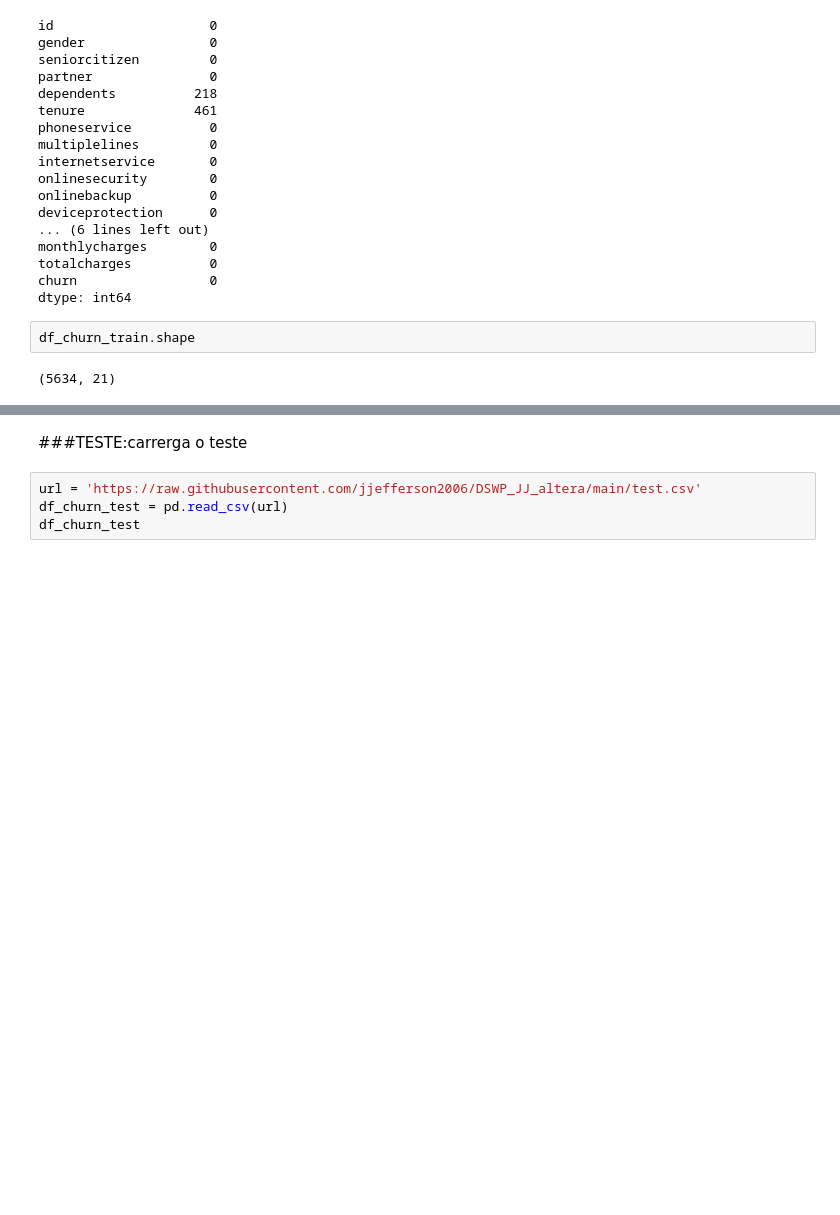
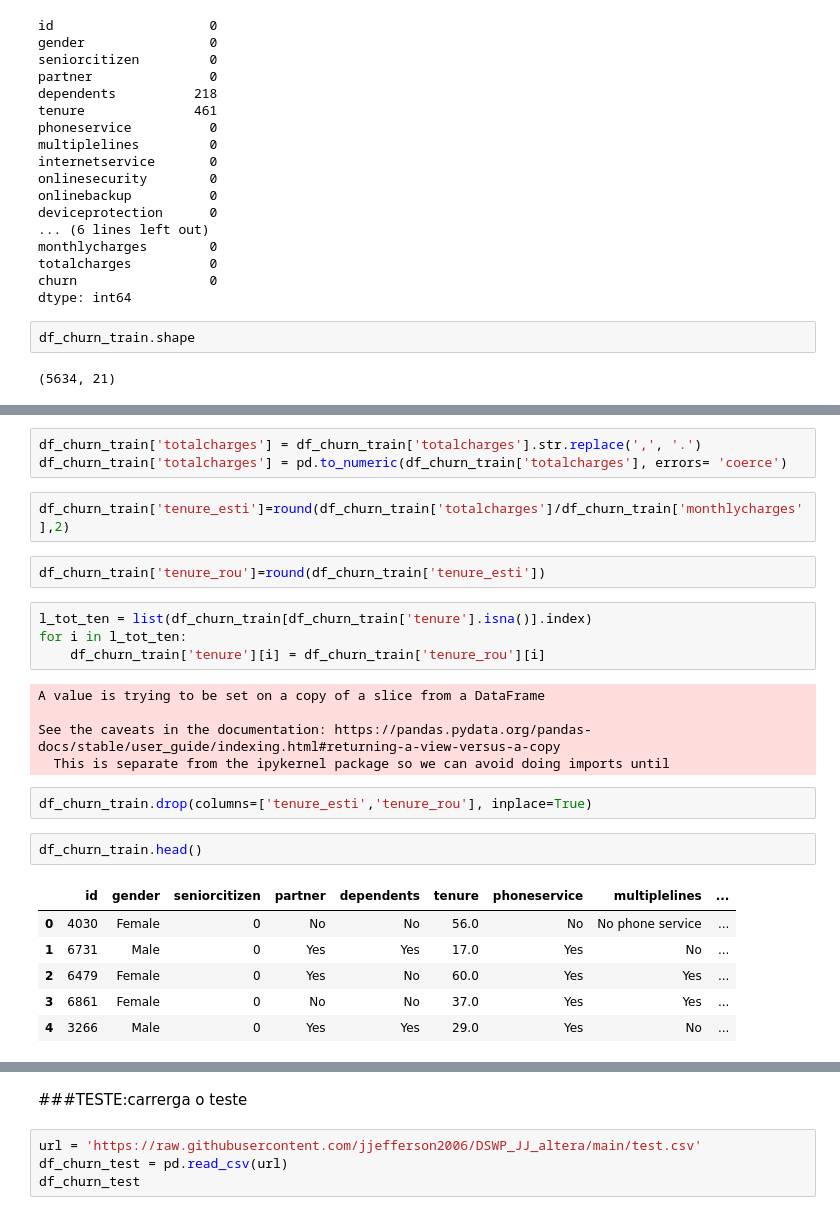
Before and after one commit to jjefferson2006/DSWP_JJ_altera, a Jupyter notebook: desafio_analise_5_ordenado.ipynb, the cells around one changed output, grey strips where cells are left out. Cells and saved outputs as stored; diff of their text form; blank space fills up the shorter version.

```diff
--- a/desafio_analise_5_ordenado.ipynb
+++ b/desafio_analise_5_ordenado.ipynb
@@ -291,0 +297,27 @@ df_churn_train.shape
+# %%
+df_churn_train['totalcharges'] = df_churn_train['totalcharges'].str.replace(',', '.')
+df_churn_train['totalcharges'] = pd.to_numeric(df_churn_train['totalcharges'], errors= 'coerce')
+# %%
+df_churn_train['tenure_esti']=round(df_churn_train['totalcharges']/df_churn_train['monthlycharges'],2)
+# %%
+df_churn_train['tenure_rou']=round(df_churn_train['tenure_esti'])
+# %%
+l_tot_ten = list(df_churn_train[df_churn_train['tenure'].isna()].index)
+for i in l_tot_ten:
+    df_churn_train['tenure'][i] = df_churn_train['tenure_rou'][i]
+# %% [output]
+A value is trying to be set on a copy of a slice from a DataFrame
+
+See the caveats in the documentation: https://pandas.pydata.org/pandas-docs/stable/user_guide/indexing.html#returning-a-view-versus-a-copy
+  This is separate from the ipykernel package so we can avoid doing imports until
+# %%
+df_churn_train.drop(columns=['tenure_esti','tenure_rou'], inplace=True)
+# %%
+df_churn_train.head()
+# %% [output]
+|  | id | gender | seniorcitizen | partner | dependents | tenure | phoneservice | multiplelines | ... |
+| 0 | 4030 | Female | 0 | No | No | 56.0 | No | No phone service | ... |
+| 1 | 6731 | Male | 0 | Yes | Yes | 17.0 | Yes | No | ... |
+| 2 | 6479 | Female | 0 | Yes | No | 60.0 | Yes | Yes | ... |
+| 3 | 6861 | Female | 0 | No | No | 37.0 | Yes | Yes | ... |
+| 4 | 3266 | Male | 0 | Yes | Yes | 29.0 | Yes | No | ... |
```
Also changed, not shown: parts of 28 cells of this notebook.
